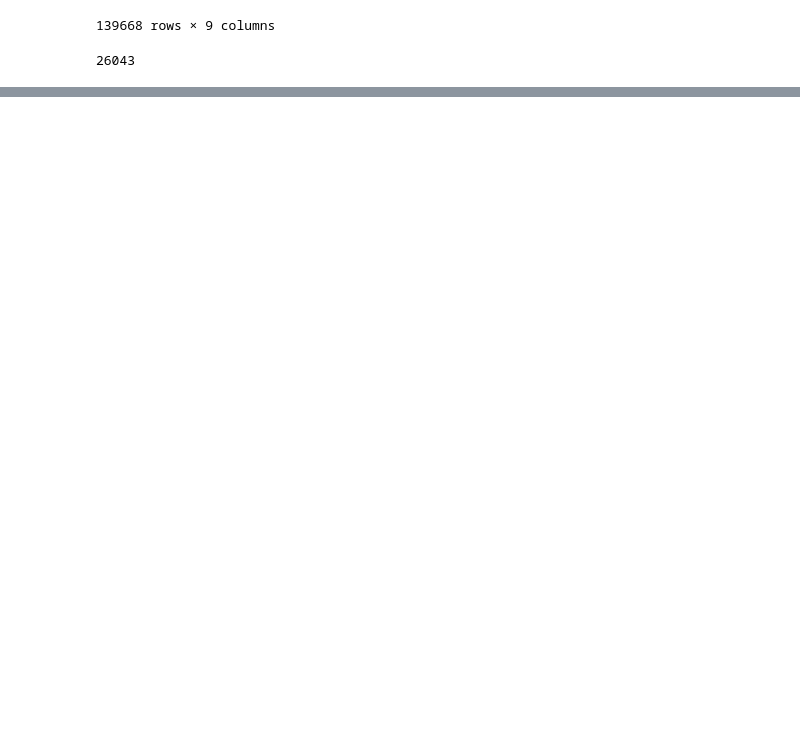
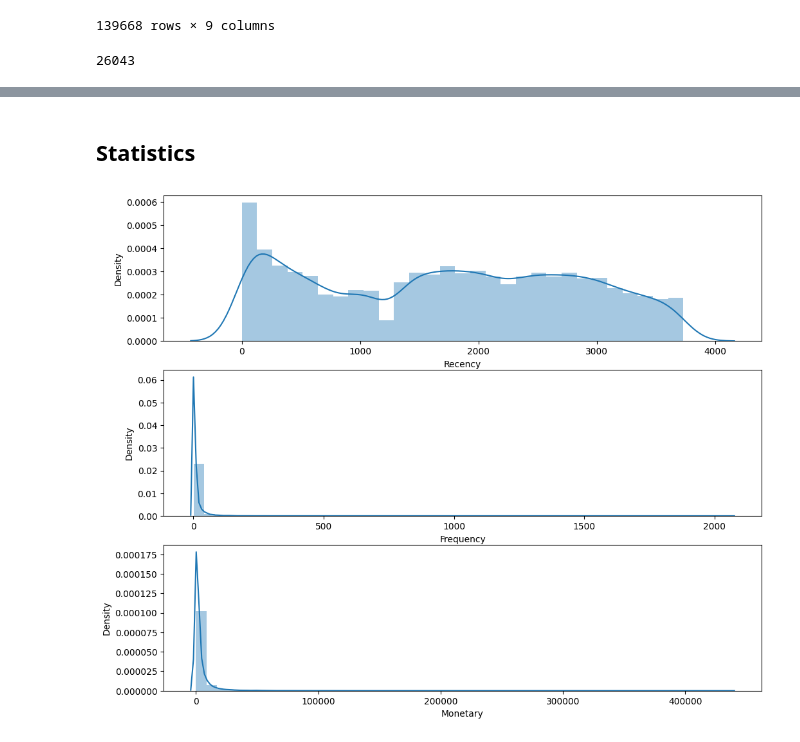
Before and after one commit to madhuqmar/rfm_recommendation_models, a Jupyter notebook: rfm_segmentation.ipynb, the cells around one changed output, grey strips where cells are left out. Drawn from its saved outputs; the diff is of its cells as text; code cells hidden in the pictures; blank space fills up the shorter version.

```diff
--- a/rfm_segmentation.ipynb
+++ b/rfm_segmentation.ipynb
@@ -309,3 +381,6 @@ sales_df = sales_df.drop_duplicates()
 len(sales_df)
 # %% [output]
 26043
+# %%
+sales_df = sales_df[['ClientID', 'Recency', 'Frequency', 'Monetary']]
+sales_df.head()
@@ -311,0 +399,18 @@ len(sales_df)
+# %% [markdown]
+## Statistics
+# %%
+plt.figure(figsize=(12,10))
+
+# Plot recency distribution
+plt.subplot(3, 1, 1); sns.distplot(sales_df['Recency'])
+
+# Plot frequency distribution
+plt.subplot(3, 1, 2); sns.distplot(sales_df['Frequency'])
+
+# Plot monetary value distribution
+plt.subplot(3, 1, 3); sns.distplot(sales_df['Monetary'])
+
+# Show the plot
+plt.show()
+# %% [output]
+[figure, added]
```
Also changed, not shown: parts of 79 cells of this notebook, 3 other files.
